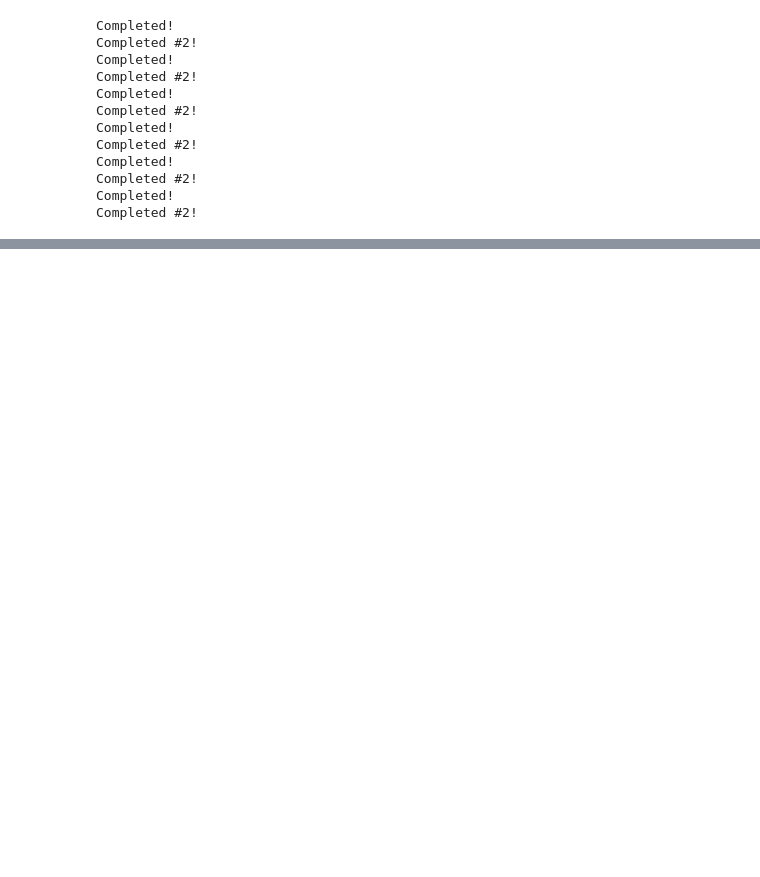
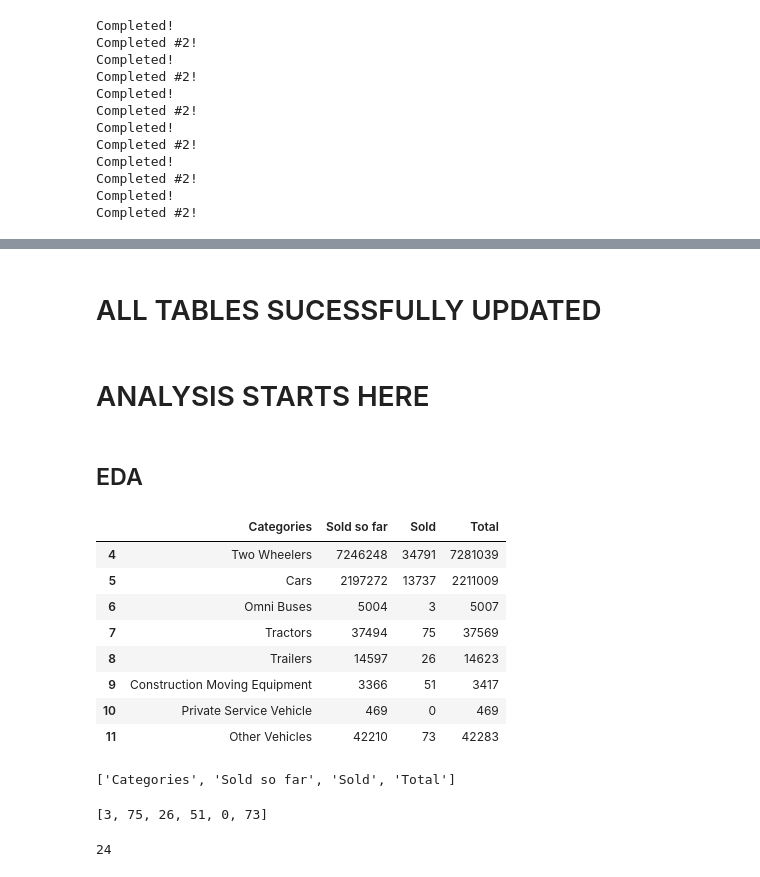
Before and after one commit to KiranJCodes/Bangalore-Vehicle-Sales, a Jupyter notebook: BasicData.ipynb, the cells around one changed output, grey strips where cells are left out. Drawn from its saved outputs; the diff is of its cells as text; code cells hidden in the pictures; blank space fills up the shorter version.

```diff
--- a/BasicData.ipynb
+++ b/BasicData.ipynb
@@ -207,0 +206,30 @@ for row in rows:
+# %% [markdown]
+# ALL TABLES SUCESSFULLY UPDATED
+# %% [markdown]
+# ANALYSIS STARTS HERE
+# %% [markdown]
+## EDA
+# %%
+i = 0
+x = 12
+lis = vehicles[i][x]['Sold']
+lis
+# %% [output]
+|  | Categories | Sold so far | Sold | Total |
+| 4 | Two Wheelers | 7246248 | 34791 | 7281039 |
+| 5 | Cars | 2197272 | 13737 | 2211009 |
+| 6 | Omni Buses | 5004 | 3 | 5007 |
+| 7 | Tractors | 37494 | 75 | 37569 |
+| 8 | Trailers | 14597 | 26 | 14623 |
+| 9 | Construction Moving Equipment | 3366 | 51 | 3417 |
+| 10 | Private Service Vehicle | 469 | 0 | 469 |
+| 11 | Other Vehicles | 42210 | 73 | 42283 |
+# %%
+lis = list(lis)
+lis
+# %% [output]
+['Categories', 'Sold so far', 'Sold', 'Total']
+# %%
+lis[2:]
+# %% [output]
+[3, 75, 26, 51, 0, 73]
@@ -207,0 +252,4 @@ for row in rows:
+# %%
+len(otherssold)
+# %% [output]
+24
```
Also changed, not shown: parts of 10 cells of this notebook.
